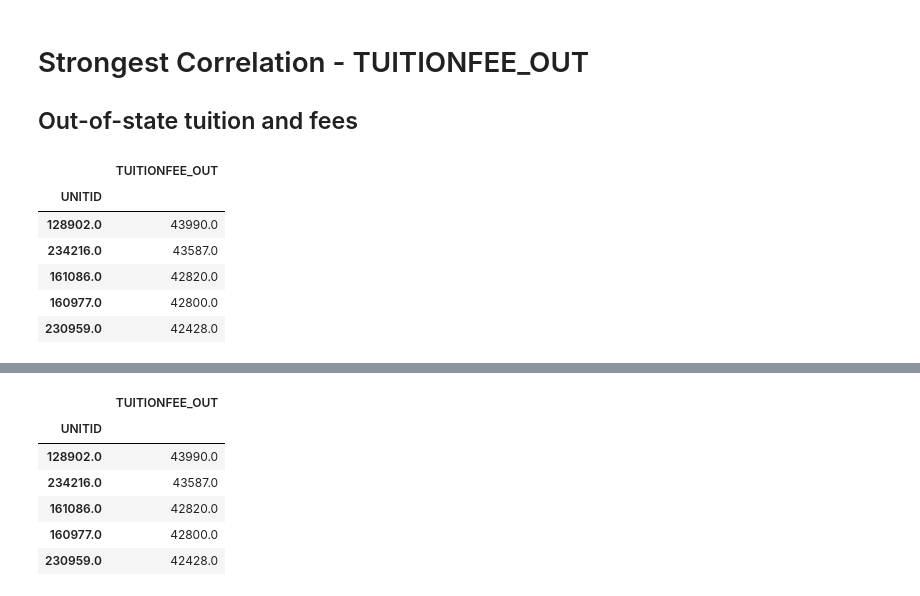
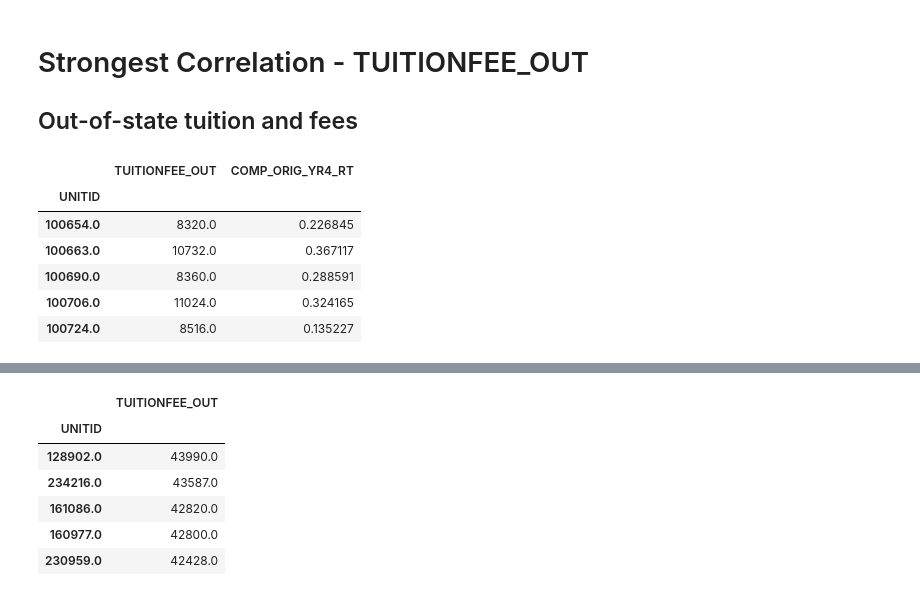
Before and after one commit to jesusbaquiax/college_graduation_rates, a Jupyter notebook: 03_Visualizations.ipynb, the cells around one changed output, grey strips where cells are left out. Saved outputs shown, nothing was run; the diff lists cells and outputs as text; code cells hidden in the pictures.

```diff
--- a/03_EDA.ipynb
+++ b/03_Visualizations.ipynb
@@ -88,16 +90,15 @@ The cost category had the strongest correlation with the target variable. Below
 
 ## Out-of-state tuition and fees
 # %%
-tuition_df = combined_df[['UNITID', 'INSTNM', 'TUITIONFEE_OUT']].copy()
+tuition_df = combined_df[['UNITID', 'INSTNM', 'TUITIONFEE_OUT', 'COMP_ORIG_YR4_RT']].copy()
-# %%
-tuition_df.head()
-# %% [output]
-|  | TUITIONFEE_OUT |
-| UNITID |  |
-| 128902.0 | 43990.0 |
-| 234216.0 | 43587.0 |
-| 161086.0 | 42820.0 |
-| 160977.0 | 42800.0 |
-| 230959.0 | 42428.0 |
 # %%
 tuition_df = tuition_df.groupby('UNITID').median()
+tuition_df = tui()
+# %% [output]
+|  | TUITIONFEE_OUT | COMP_ORIG_YR4_RT |
+| UNITID |  |  |
+| 100654.0 | 8320.0 | 0.226845 |
+| 100663.0 | 10732.0 | 0.367117 |
+| 100690.0 | 8360.0 | 0.288591 |
+| 100706.0 | 11024.0 | 0.324165 |
+| 100724.0 | 8516.0 | 0.135227 |
```
Also changed, not shown: parts of 9 cells of this notebook, 1 other file.
